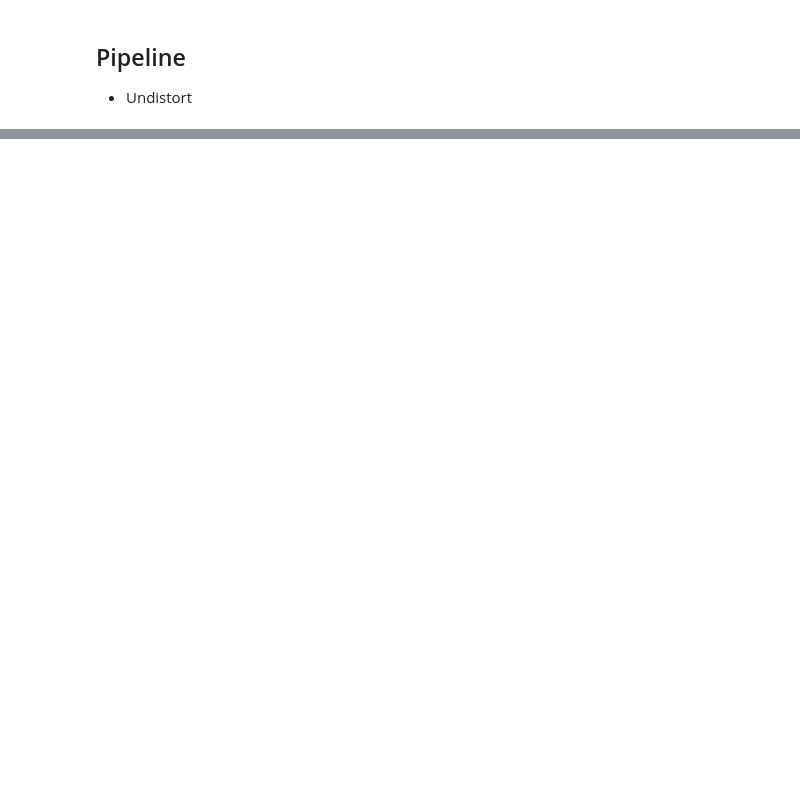
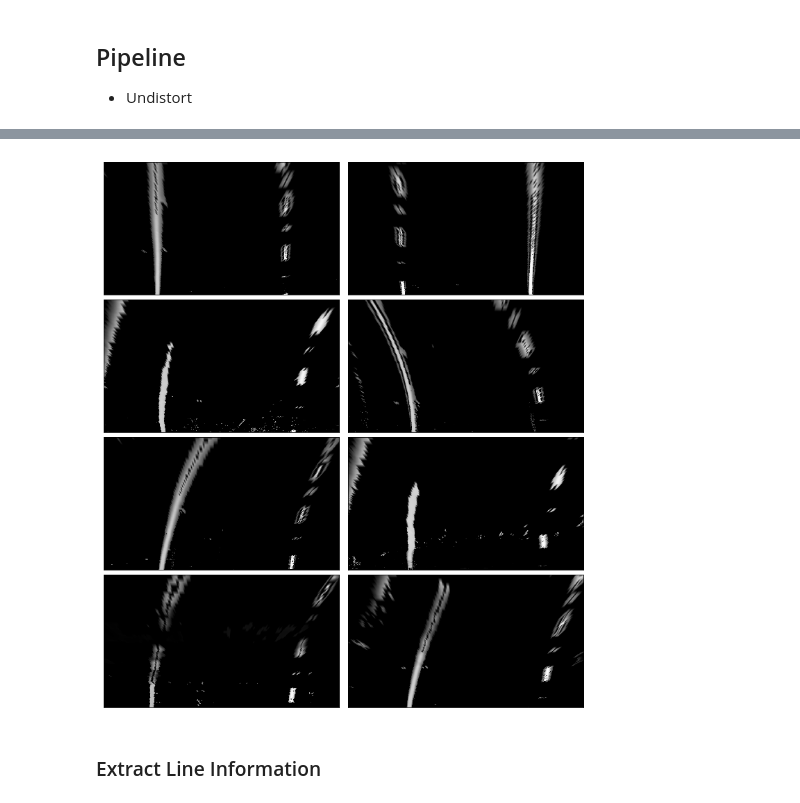
Before and after one commit to timothyta12/Advanced-Lane-Lines, a Jupyter notebook: Advanced_Lane_Detection.ipynb, the cells around one changed output, grey strips where cells are left out. Drawn from its saved outputs; the diff is of its cells as text; code cells hidden in the pictures; blank space fills up the shorter version.

```diff
--- a/Advanced_Lane_Detection.ipynb
+++ b/Advanced_Lane_Detection.ipynb
@@ -67,0 +139,30 @@ show_images(images[:4], cols=4)
+# %%
+def get_perspective_matrices(img):
+    img_size = (img.shape[1], img.shape[0])
+    # Offset of left/right sides
+    offset = 300
+    # Pixels of the image assumed to represent a straight line
+    # Top-Left, Top-Right, Bottom-Left, Bottom-Right
+    src = np.float32([[572,469],[713,469],[278,677],[1031,677]])
+    dst = np.float32([[offset, offset], [img_size[0]-offset, offset],
+                                    [offset, img_size[1]],
+                                     [img_size[0]-offset, img_size[1]]])
+    M = cv2.getPerspectiveTransform(src, dst)
+    Minv = cv2.getPerspectiveTransform(dst, src)
+    return M, Minv
+
+def birds_eye_view(img, M):
+    "Returns a bird's eye perspective of the image"
+    img_size = (img.shape[1], img.shape[0])
+    warped = cv2.warpPerspective(img, M, img_size, flags=cv2.INTER_LINEAR)
+    return warped
+# %%
+M, Minv = get_perspective_matrices(threshold[0])
+# %%
+warped = [birds_eye_view(img, M) for img in threshold]
+# %%
+show_images(warped)
+# %% [output]
+[figure, added]
+# %% [markdown]
+### Extract Line Information
```
Also changed, not shown: parts of 28 cells of this notebook.
